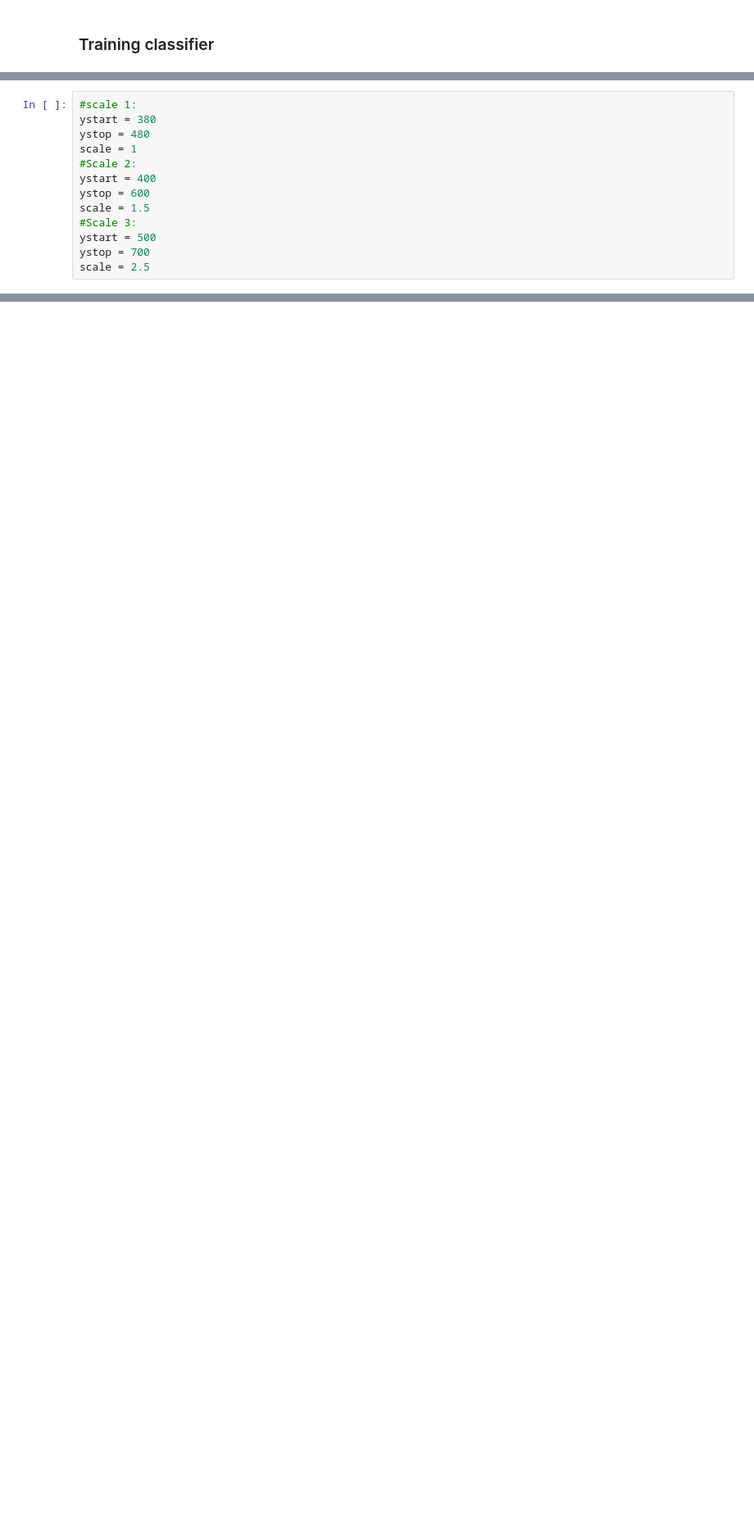
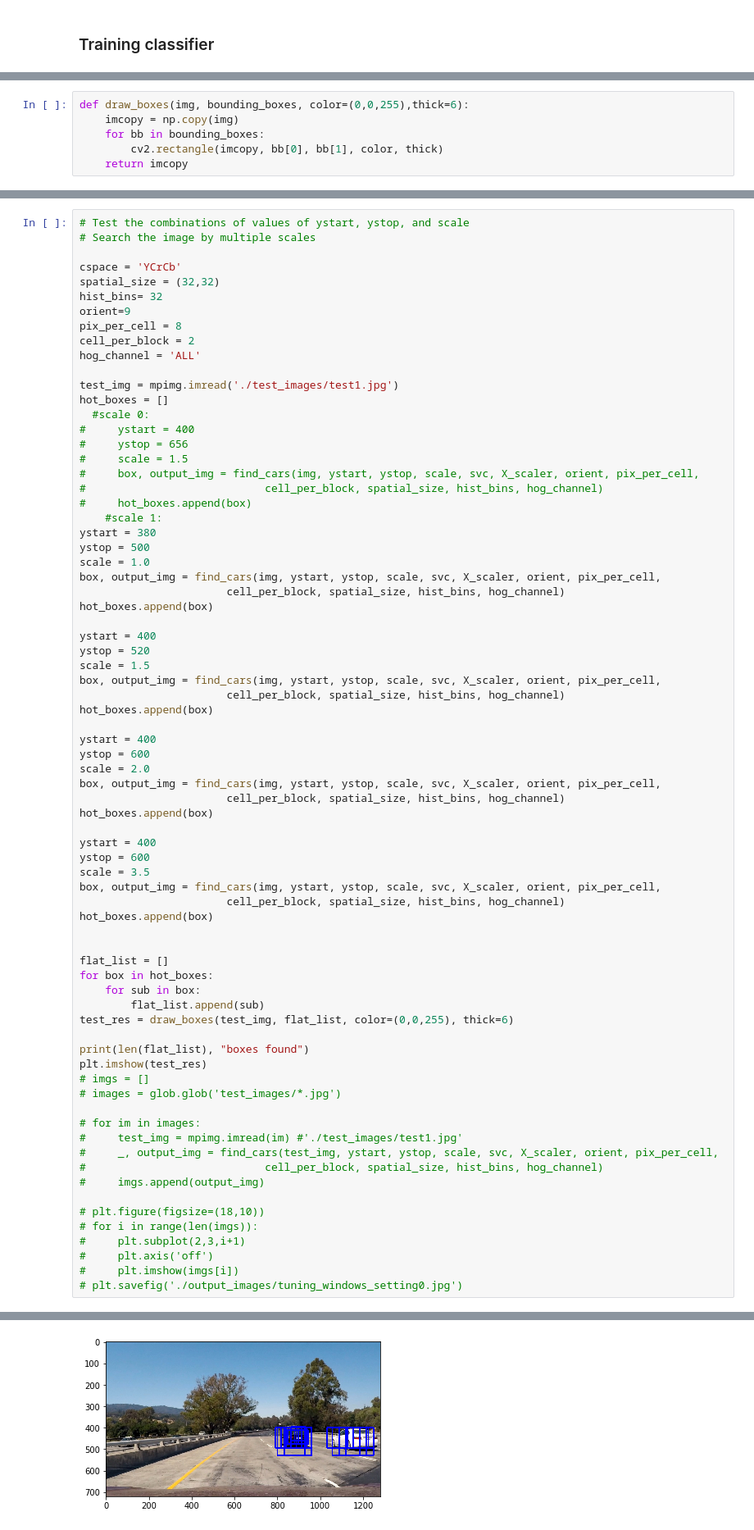
Before and after one commit to solo2002/CarND-Vehicle-Detection, a Jupyter notebook: vehicle_detection.ipynb, the cells around one changed output, grey strips where cells are left out. Shown at 82% size. Saved outputs shown, nothing was run; the diff lists cells and outputs as text; blank space fills up the shorter version.

```diff
--- a/vehicle_detection.ipynb
+++ b/vehicle_detection.ipynb
@@ -454,13 +222,0 @@ def search_window(img, boxes, clf, scaler, )
-# %%
-#scale 1:
-ystart = 380
-ystop = 480
-scale = 1
-#Scale 2:
-ystart = 400
-ystop = 600
-scale = 1.5
-#Scale 3:
-ystart = 500
-ystop = 700
-scale = 2.5
@@ -675,0 +421,6 @@ HTML("""
+# %%
+def draw_boxes(img, bounding_boxes, color=(0,0,255),thick=6):
+    imcopy = np.copy(img)
+    for bb in bounding_boxes:
+        cv2.rectangle(imcopy, bb[0], bb[1], color, thick)
+    return imcopy
@@ -675,0 +448,75 @@ HTML("""
+# %%
+# Test the combinations of values of ystart, ystop, and scale
+# Search the image by multiple scales
+
+cspace = 'YCrCb'
+spatial_size = (32,32)
+hist_bins= 32
+orient=9
+pix_per_cell = 8
+cell_per_block = 2
+hog_channel = 'ALL'
+
+test_img = mpimg.imread('./test_images/test1.jpg')
+hot_boxes = []
+  #scale 0:
+#     ystart = 400
+#     ystop = 656
+#     scale = 1.5
+#     box, output_img = find_cars(img, ystart, ystop, scale, svc, X_scaler, orient, pix_per_cell,
+#                            cell_per_block, spatial_size, hist_bins, hog_channel)
+#     hot_boxes.append(box)
+    #scale 1:
+ystart = 380
+ystop = 500
+scale = 1.0
+box, output_img = find_cars(img, ystart, ystop, scale, svc, X_scaler, orient, pix_per_cell,
+                       cell_per_block, spatial_size, hist_bins, hog_channel)
+hot_boxes.append(box)
+
+ystart = 400
+ystop = 520
+scale = 1.5
+box, output_img = find_cars(img, ystart, ystop, scale, svc, X_scaler, orient, pix_per_cell,
+                       cell_per_block, spatial_size, hist_bins, hog_channel)
+hot_boxes.append(box)
+
+ystart = 400
+ystop = 600
+scale = 2.0
+box, output_img = find_cars(img, ystart, ystop, scale, svc, X_scaler, orient, pix_per_cell,
+                       cell_per_block, spatial_size, hist_bins, hog_channel)
+hot_boxes.append(box)
+
+ystart = 400
+ystop = 600
+scale = 3.5
+box, output_img = find_cars(img, ystart, ystop, scale, svc, X_scaler, orient, pix_per_cell,
+                       cell_per_block, spatial_size, hist_bins, hog_channel)
+hot_boxes.append(box)
+
+
+flat_list = []
+for box in hot_boxes:
+    for sub in box:
+        flat_list.append(sub)
+test_res = draw_boxes(test_img, flat_list, color=(0,0,255), thick=6)
+
+print(len(flat_list), "boxes found")
+plt.imshow(test_res)
+# imgs = []
+# images = glob.glob('test_images/*.jpg')
+
+# for im in images:
+#     test_img = mpimg.imread(im) #'./test_images/test1.jpg'
+#     _, output_img = find_cars(test_img, ystart, ystop, scale, svc, X_scaler, orient, pix_per_cell,
+#                            cell_per_block, spatial_size, hist_bins, hog_channel)
+#     imgs.append(output_img)
+
+# plt.figure(figsize=(18,10))
+# for i in range(len(imgs)):
+#     plt.subplot(2,3,i+1)
+#     plt.axis('off')
+#     plt.imshow(imgs[i])
+# plt.savefig('./output_images/tuning_windows_setting0.jpg')
+# %% [output]
@@ -675,0 +525 @@ HTML("""
+[figure, added]
```
Also changed, not shown: parts of 41 cells of this notebook, 12 other files.
